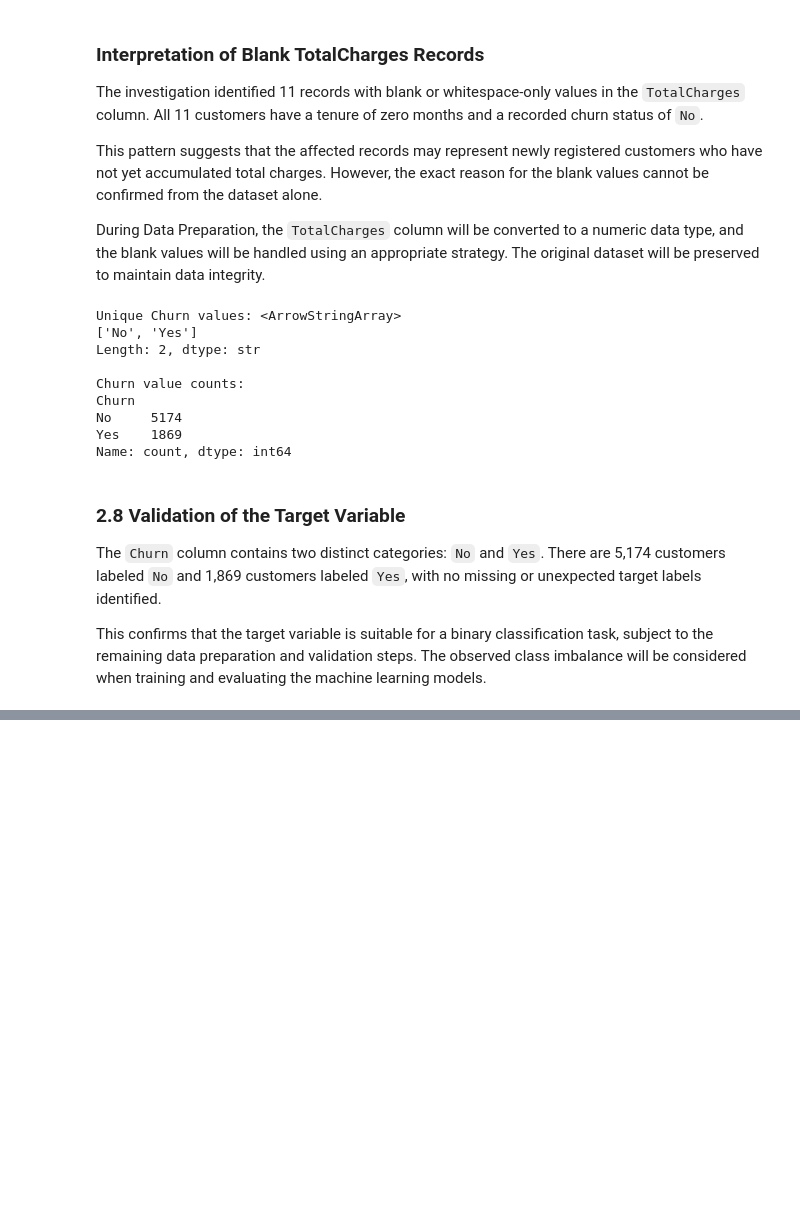
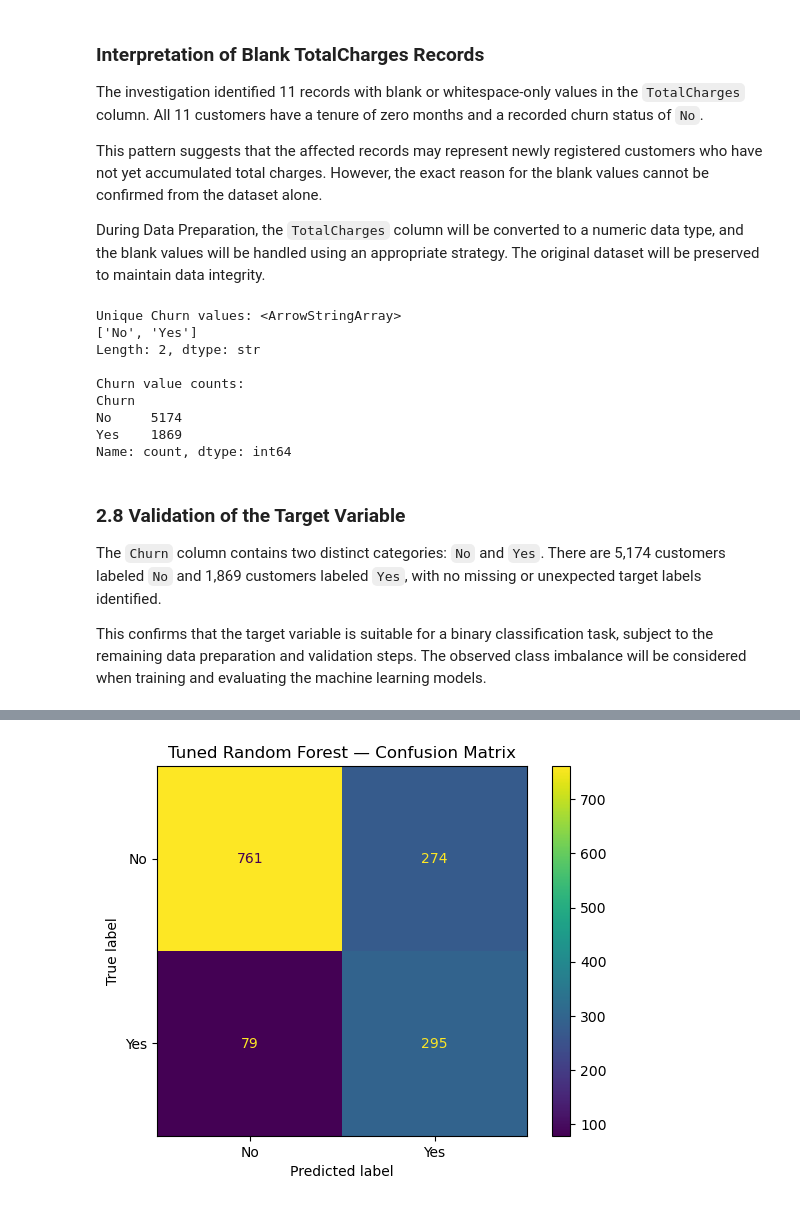
Before and after one commit to arnokboi-commits/telecom-churn-risk-analysis, a Jupyter notebook: churn_root_cause_pipeline.ipynb, the cells around one changed output, grey strips where cells are left out. Drawn from its saved outputs; the diff is of its cells as text; code cells hidden in the pictures; blank space fills up the shorter version.

```diff
--- a/churn_root_cause_pipeline.ipynb
+++ b/churn_root_cause_pipeline.ipynb
@@ -509,0 +894,5 @@ This confirms that the target variable is suitable for a binary classification t
+# %%
+# Train the complete pipeline using training data only
+logistic_regression_pipeline.fit(X_train, y_train)
+
+print("Logistic Regression model trained successfully.")
@@ -509,0 +1157,14 @@ This confirms that the target variable is suitable for a binary classification t
+# %%
+# Compare training and test performance
+print("RANDOM FOREST — GENERALIZATION CHECK")
+print("-" * 45)
+
+for metric in ["F1-score", "ROC-AUC"]:
+    train_score = rf_train_metrics[metric]
+    test_score = rf_test_metrics[metric]
+    gap = train_score - test_score
+
+    print(f"\n{metric}")
+    print(f"Training score: {train_score:.4f}")
+    print(f"Test score:     {test_score:.4f}")
+    print(f"Train-test gap: {gap:.4f}")
@@ -509,0 +1652,73 @@ This confirms that the target variable is suitable for a binary classification t
+# %%
+# Evaluate the Tuned Random Forest on the Test Set
+
+from sklearn.metrics import (
+    accuracy_score,
+    precision_score,
+    recall_score,
+    f1_score,
+    roc_auc_score,
+    classification_report,
+    confusion_matrix,
+    ConfusionMatrixDisplay
+)
+import matplotlib.pyplot as plt
+import pandas as pd
+
+# Retrieve the best model from GridSearchCV
+best_rf_model = rf_grid_search.best_estimator_
+
+# Generate predictions on the untouched test set
+y_pred_tuned_rf = best_rf_model.predict(X_test)
+
+# Get probabilities for the positive class: "Yes"
+y_prob_tuned_rf = best_rf_model.predict_proba(X_test)[:,
+    list(best_rf_model.named_steps["model"].classes_).index("Yes")
+]
+
+# Calculate evaluation metrics
+tuned_rf_results = {
+    "Accuracy": accuracy_score(y_test, y_pred_tuned_rf),
+    "Precision": precision_score(
+        y_test, y_pred_tuned_rf, pos_label="Yes", zero_division=0
+    ),
+    "Recall": recall_score(
+        y_test, y_pred_tuned_rf, pos_label="Yes", zero_division=0
+    ),
+    "F1-Score": f1_score(
+        y_test, y_pred_tuned_rf, pos_label="Yes", zero_division=0
+    ),
+    "ROC-AUC": roc_auc_score(
+        (y_test == "Yes").astype(int), y_prob_tuned_rf
+    )
+}
+
+print("Tuned Random Forest — Test Results")
+print("-" * 40)
+
+for metric, value in tuned_rf_results.items():
+    print(f"{metric}: {value:.4f}")
+
+print("\nClassification Report:")
+print(classification_report(
+    y_test,
+    y_pred_tuned_rf,
+    labels=["No", "Yes"],
+    zero_division=0
+))
+
+# Plot the confusion matrix
+cm = confusion_matrix(
+    y_test,
+    y_pred_tuned_rf,
+    labels=["No", "Yes"]
+)
+
+ConfusionMatrixDisplay(
+    confusion_matrix=cm,
+    display_labels=["No", "Yes"]
+).plot()
+
+plt.title("Tuned Random Forest — Confusion Matrix")
+plt.show()
+# %% [output]
@@ -509,0 +1742 @@ This confirms that the target variable is suitable for a binary classification t
+[figure, added]
```
Also changed, not shown: parts of 69 cells of this notebook, 3 other files.
